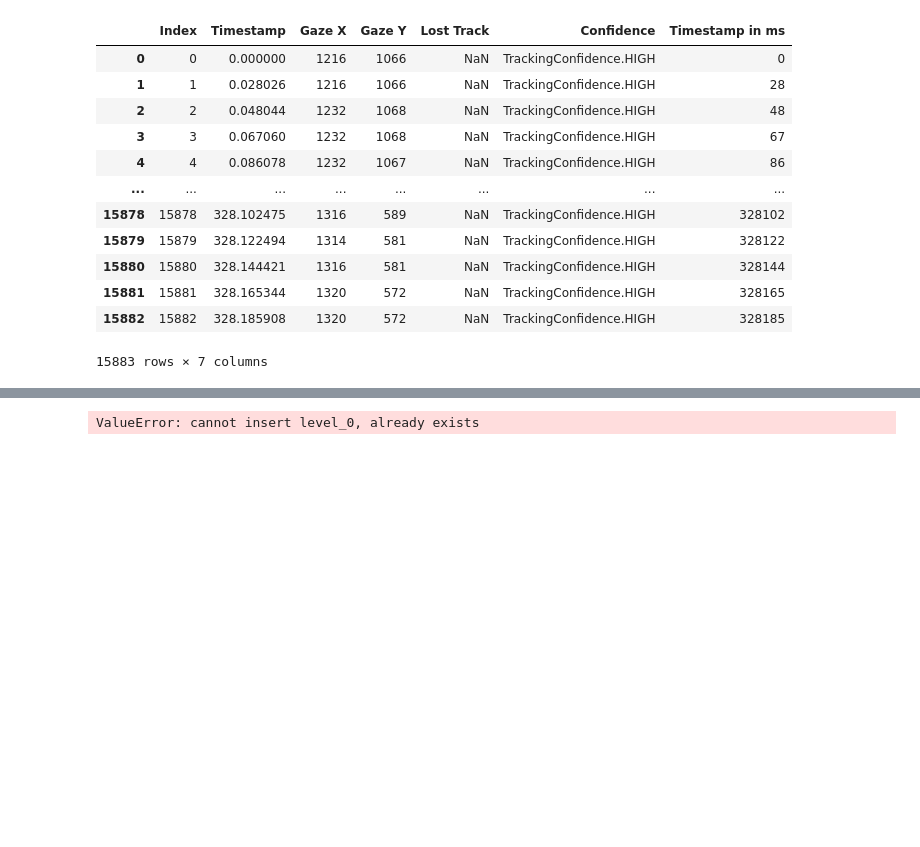
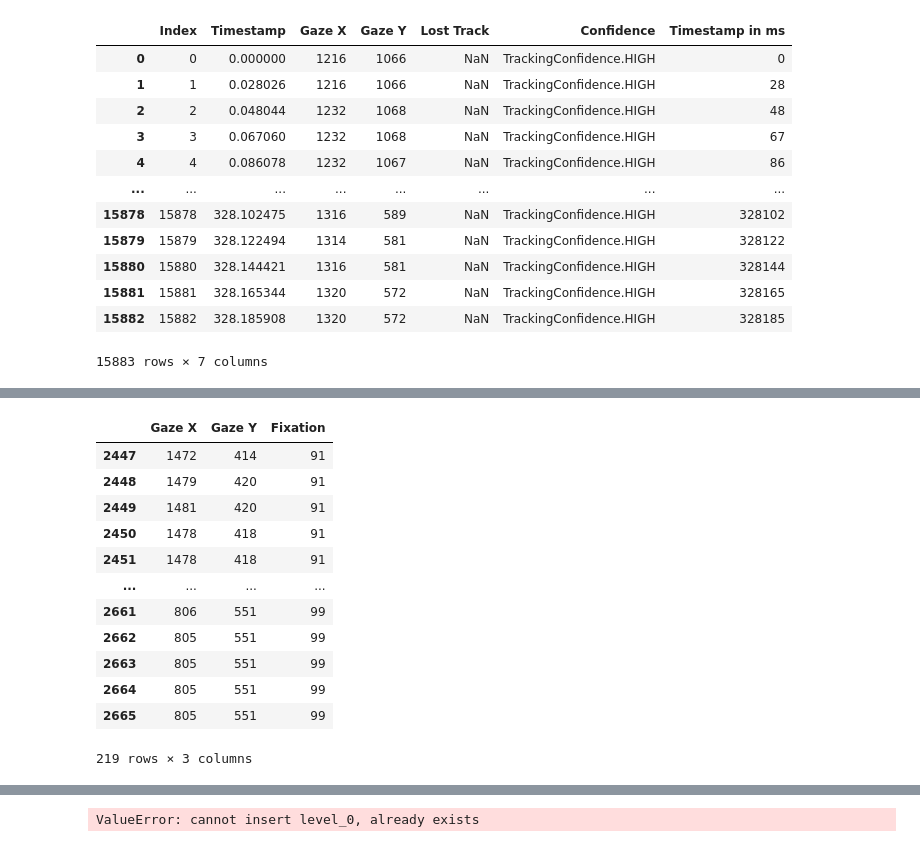
Before and after one commit to giannywise/Eyetracking, a Jupyter notebook: data_analysis.ipynb, the cells around one changed output, grey strips where cells are left out. Drawn from its saved outputs; the diff is of its cells as text; code cells hidden in the pictures; blank space fills up the shorter version.

```diff
--- a/data_analysis.ipynb
+++ b/data_analysis.ipynb
@@ -151,2 +119,18 @@ plt.show()
+# %%
+df_filter[['Gaze X','Gaze Y','Fixation']]
+# %% [output]
+|  | Gaze X | Gaze Y | Fixation |
+| 2447 | 1472 | 414 | 91 |
+| 2448 | 1479 | 420 | 91 |
+| 2449 | 1481 | 420 | 91 |
+| 2450 | 1478 | 418 | 91 |
+| 2451 | 1478 | 418 | 91 |
+| ... | ... | ... | ... |
+| 2661 | 806 | 551 | 99 |
+| 2662 | 805 | 551 | 99 |
+| 2663 | 805 | 551 | 99 |
+| 2664 | 805 | 551 | 99 |
+| 2665 | 805 | 551 | 99 |
+219 rows × 3 columns
 # %%
 # %% [output]
```
Also changed, not shown: parts of 10 cells of this notebook, 1 other file.
